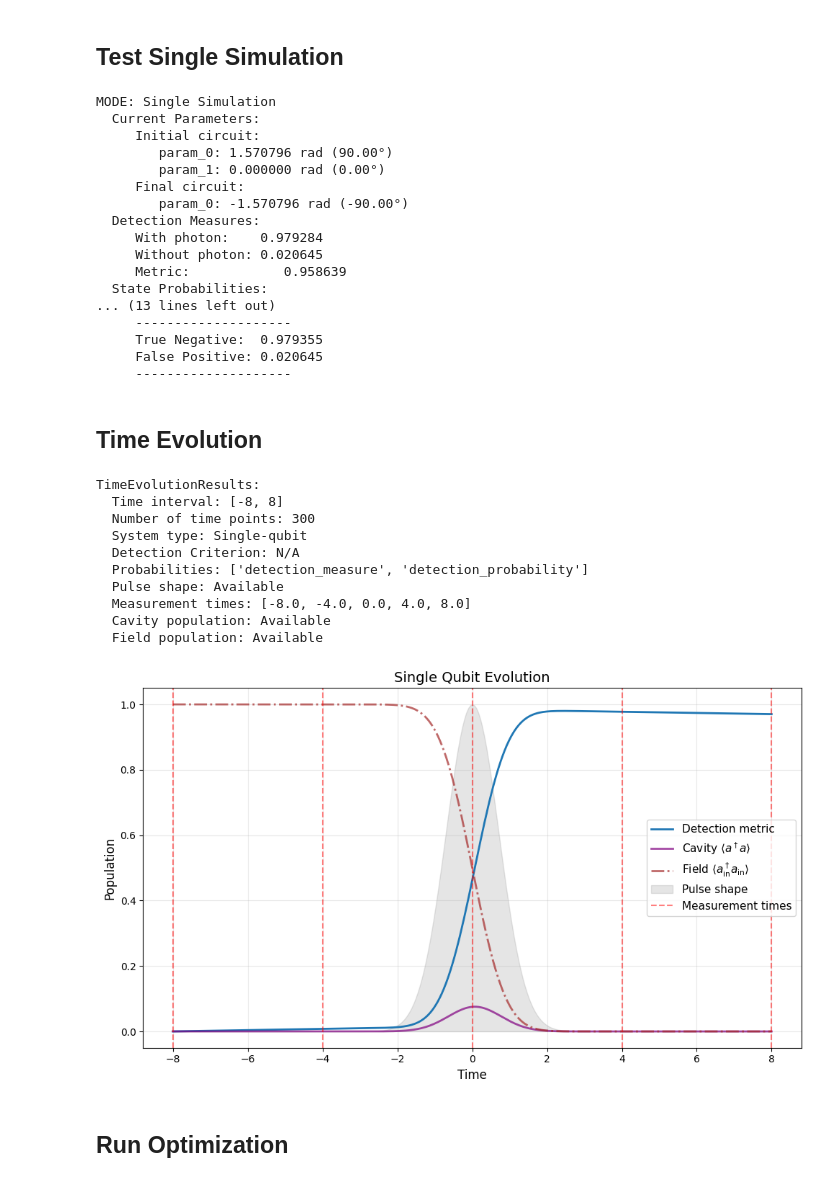
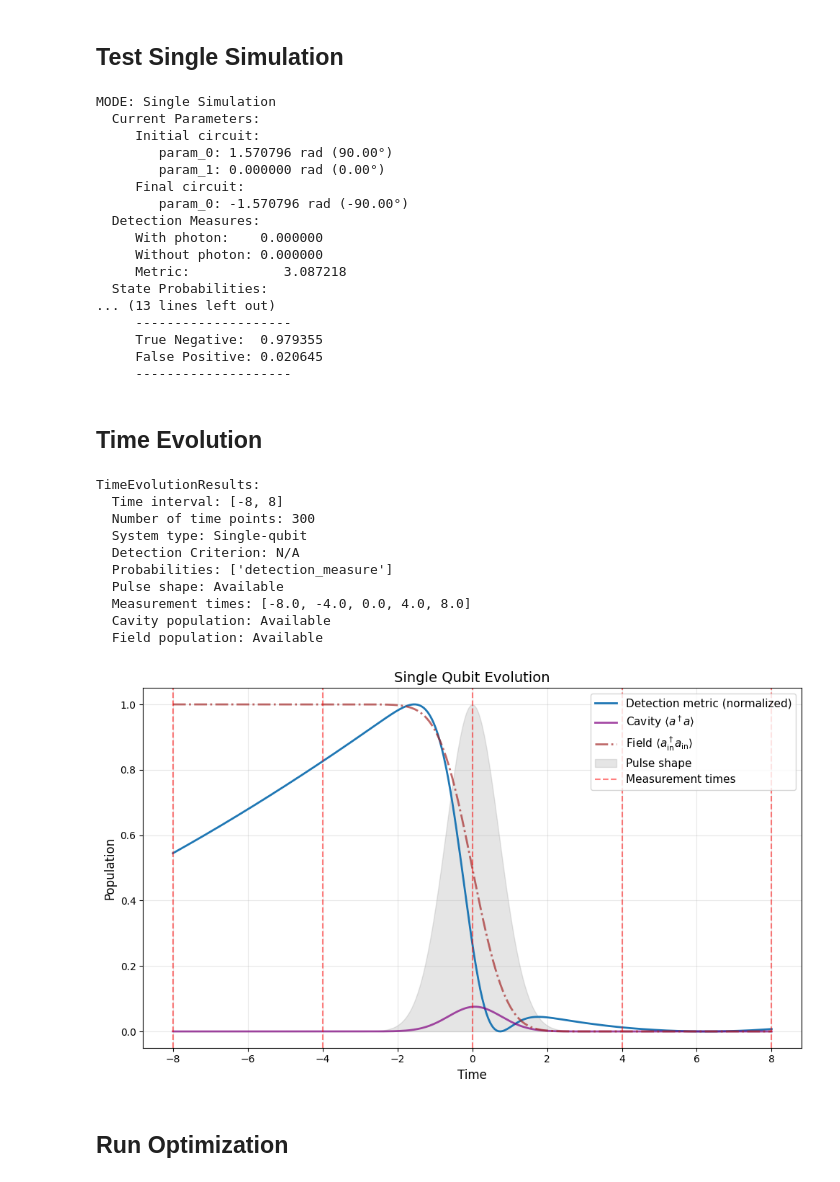
Before and after one commit to Simone-Bordoni/Quantum-sensing-QML, a Jupyter notebook: examples/single_qubit_tutorial.ipynb, the cells around one changed output. Saved outputs shown, nothing was run; the diff lists cells and outputs as text; code cells hidden in the pictures.

```diff
--- a/examples/single_qubit_tutorial.ipynb
+++ b/examples/single_qubit_tutorial.ipynb
@@ -41,7 +41,8 @@ custom_dims = SystemDimensions(
 
 # Define measurement protocol
 custom_measurement = MeasurementProtocol(
-    measurement_times=list(np.array([-8.0, -4.0, 0.0, 4.0, 8.0])/inverse_pulse_width)
+    measurement_times=list(np.array([-8.0, -4.0, 0.0, 4.0, 8.0])/inverse_pulse_width),
+    initial_time_uncertainty=4.0/inverse_pulse_width
 )
 
 # Define initial state configuration (SINGLE_PHOTON)
@@ -179,9 +153,9 @@ MODE: Single Simulation
      Final circuit:
         param_0: -1.570796 rad (-90.00°)
   Detection Measures:
-     With photon:    0.979284
-     Without photon: 0.020645
-     Metric:            0.958639
+     With photon:    0.000000
+     Without photon: 0.000000
+     Metric:            3.087218
   State Probabilities:
 ... (13 lines left out)
      --------------------
@@ -193,30 +167,31 @@ MODE: Single Simulation
 # %%
 result = experiment.time_evolution(n_points=300, with_interaction=True)
 print(result)
 
 from qsopt.utils.visualization import plot_time_evolution
 plot_time_evolution(
     evolution_data=result,
     show_pulse=True,
     show_measurements=True,
     show_cavity_population=True,  # Cavity population (purple)
     show_field_population=True,   # External field population (brown)
     title='Single Qubit Evolution',
-    figsize=(10, 6)
+    figsize=(10, 6),
+    normalize_detection_to_one = True
 )
 plt.show()
 # %% [output]
 TimeEvolutionResults:
   Time interval: [-8, 8]
   Number of time points: 300
   System type: Single-qubit
   Detection Criterion: N/A
-  Probabilities: ['detection_measure', 'detection_probability']
+  Probabilities: ['detection_measure']
   Pulse shape: Available
   Measurement times: [-8.0, -4.0, 0.0, 4.0, 8.0]
   Cavity population: Available
   Field population: Available
-[figure, old version]
+[figure, new version]
 # %% [markdown]
 ## Run Optimization
 # %%
```
Also changed, not shown: parts of 5 cells of this notebook, 1 other file.
